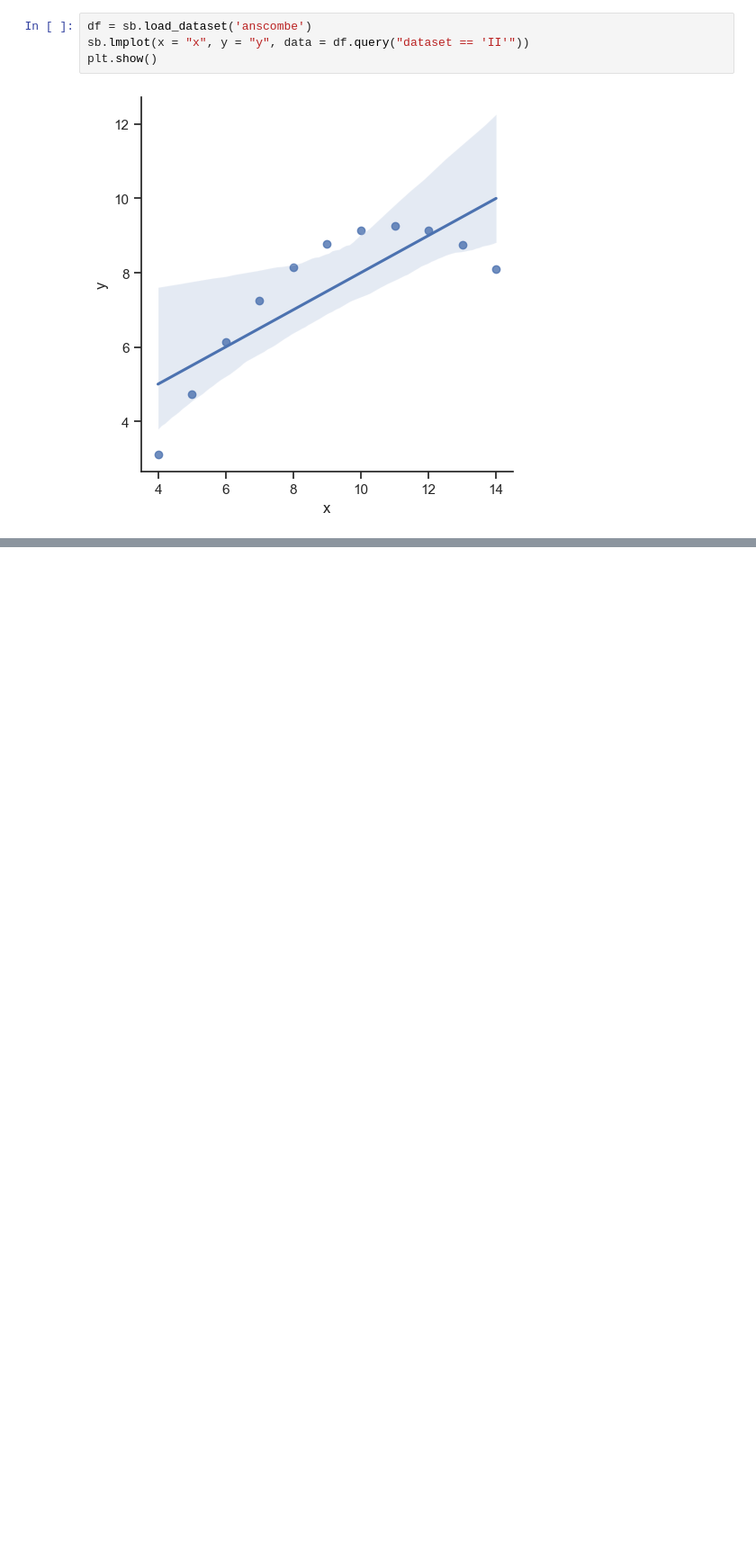
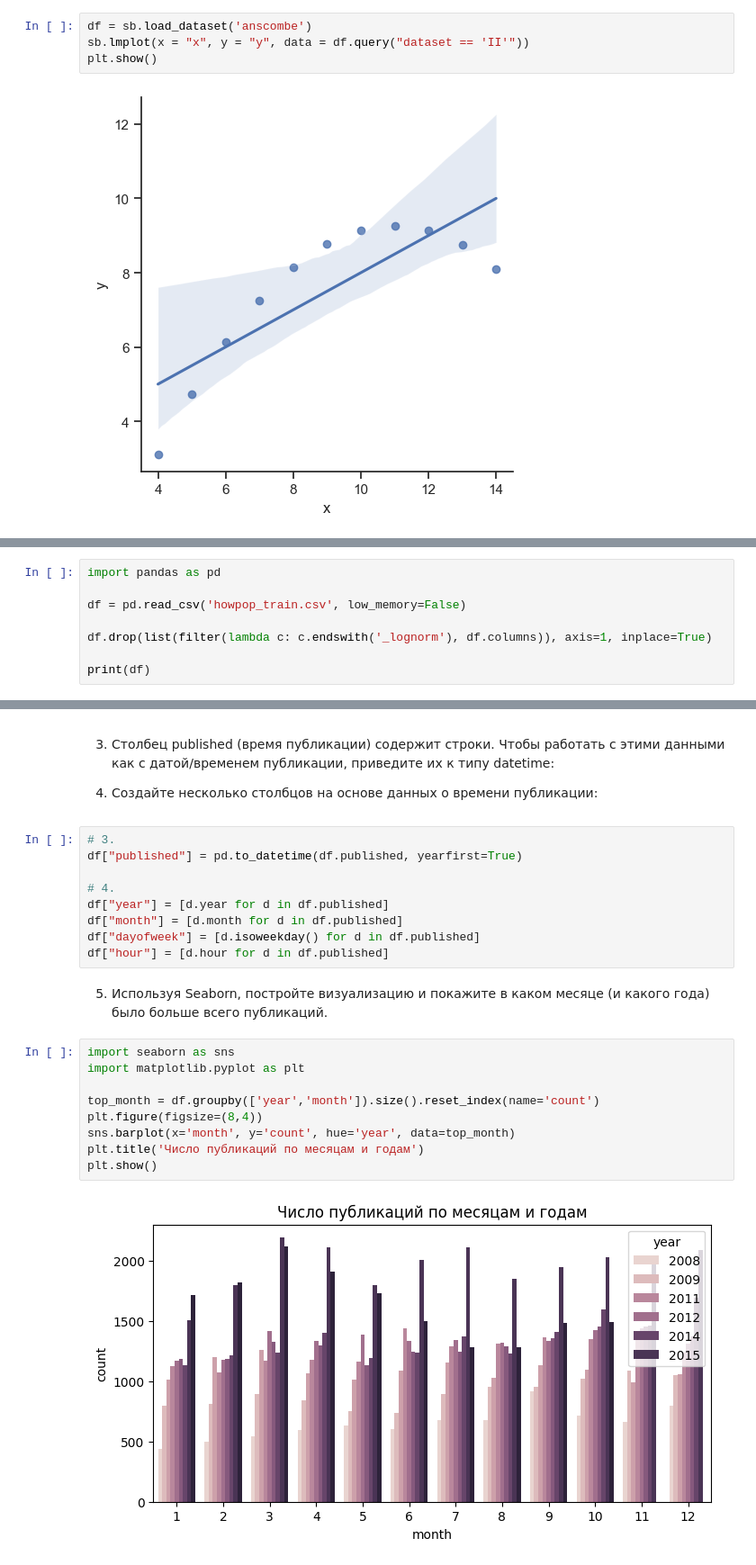
Before and after one commit to medicsera/MachineLerning, a Jupyter notebook: lab4.ipynb, the cells around one changed output, grey strips where cells are left out. Shown at 90% size. Saved outputs shown, nothing was run; the diff lists cells and outputs as text; blank space fills up the shorter version.

```diff
--- a/lab4.ipynb
+++ b/lab4.ipynb
@@ -375,0 +400,8 @@ plt.show()
+# %%
+import pandas as pd
+
+df = pd.read_csv('howpop_train.csv', low_memory=False)
+
+df.drop(list(filter(lambda c: c.endswith('_lognorm'), df.columns)), axis=1, inplace=True)
+
+print(df)
@@ -375,0 +426,28 @@ plt.show()
+# %% [markdown]
+3. Столбец published (время публикации) содержит строки. Чтобы работать с этими
+данными как с датой/временем публикации, приведите их к типу datetime:
+
+4. Создайте несколько столбцов на основе данных о времени публикации:
+# %%
+# 3.
+df["published"] = pd.to_datetime(df.published, yearfirst=True)
+
+# 4.
+df["year"] = [d.year for d in df.published]
+df["month"] = [d.month for d in df.published]
+df["dayofweek"] = [d.isoweekday() for d in df.published]
+df["hour"] = [d.hour for d in df.published]
+# %% [markdown]
+5. Используя Seaborn, постройте визуализацию и покажите в каком месяце (и какого
+года) было больше всего публикаций.
+# %%
+import seaborn as sns
+import matplotlib.pyplot as plt
+
+top_month = df.groupby(['year','month']).size().reset_index(name='count')
+plt.figure(figsize=(8,4))
+sns.barplot(x='month', y='count', hue='year', data=top_month)
+plt.title('Число публикаций по месяцам и годам')
+plt.show()
+# %% [output]
+[figure, added]
```
Also changed, not shown: parts of 12 cells of this notebook, 1 other file.
